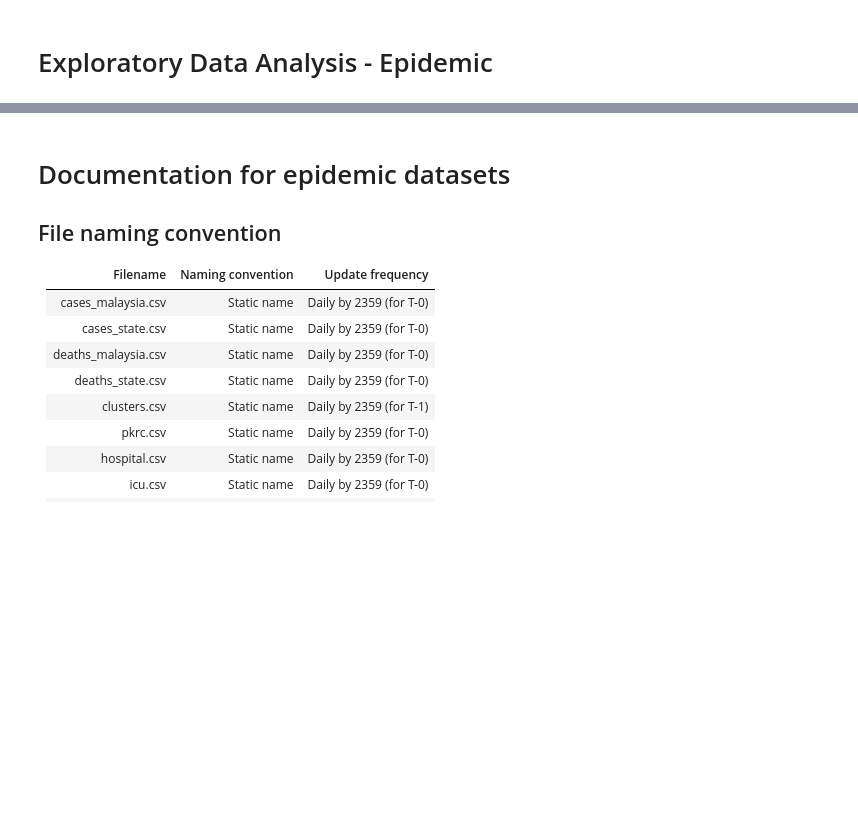
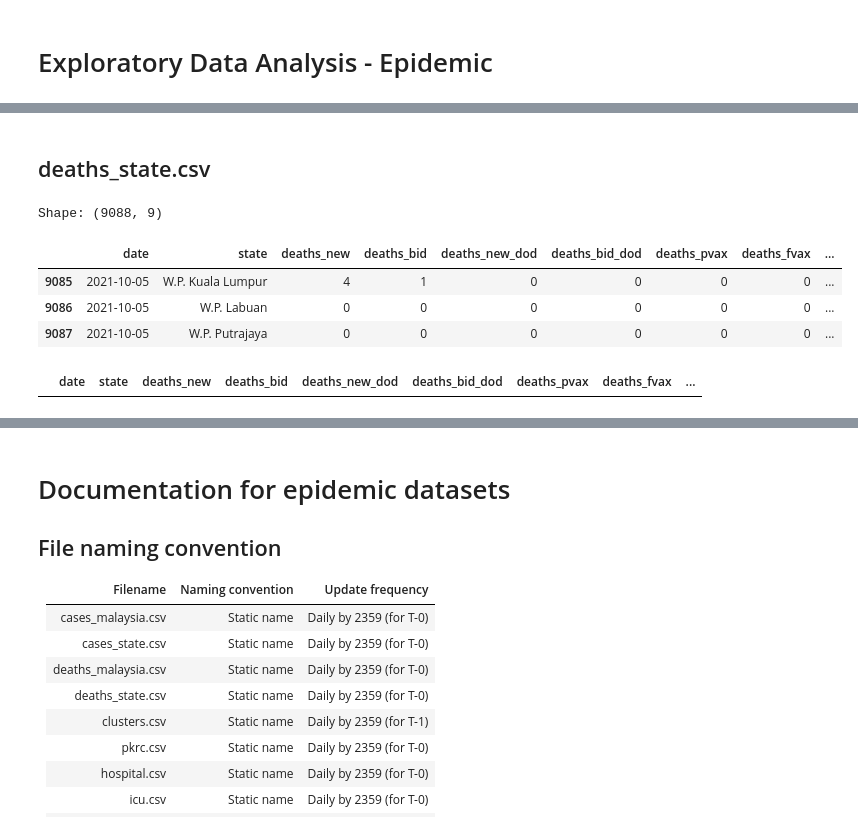
Before and after one commit to BingQuanChua/COVID-19-Msia-Cases-And-Vaccination, a Jupyter notebook: EDA - Epidemic.ipynb, the cells around one changed output, grey strips where cells are left out. Cells and saved outputs as stored; diff of their text form; code cells hidden in the pictures; blank space fills up the shorter version.

```diff
--- a/EDA - Epidemic.ipynb
+++ b/EDA - Epidemic.ipynb
@@ -49,0 +326,14 @@ for i in range(len(cols)):
+# %% [markdown]
+## deaths_state.csv
+# %%
+basicInfo(deaths_state)
+# %% [output]
+Shape: (9088, 9)
+|  | date | state | deaths_new | deaths_bid | deaths_new_dod | deaths_bid_dod | deaths_pvax | deaths_fvax | ... |
+| 9085 | 2021-10-05 | W.P. Kuala Lumpur | 4 | 1 | 0 | 0 | 0 | 0 | ... |
+| 9086 | 2021-10-05 | W.P. Labuan | 0 | 0 | 0 | 0 | 0 | 0 | ... |
+| 9087 | 2021-10-05 | W.P. Putrajaya | 0 | 0 | 0 | 0 | 0 | 0 | ... |
+# %%
+deaths_state[deaths_state.duplicated()]
+# %% [output]
+|  | date | state | deaths_new | deaths_bid | deaths_new_dod | deaths_bid_dod | deaths_pvax | deaths_fvax | ... |
```
Also changed, not shown: parts of 40 cells of this notebook, 11 other files.
